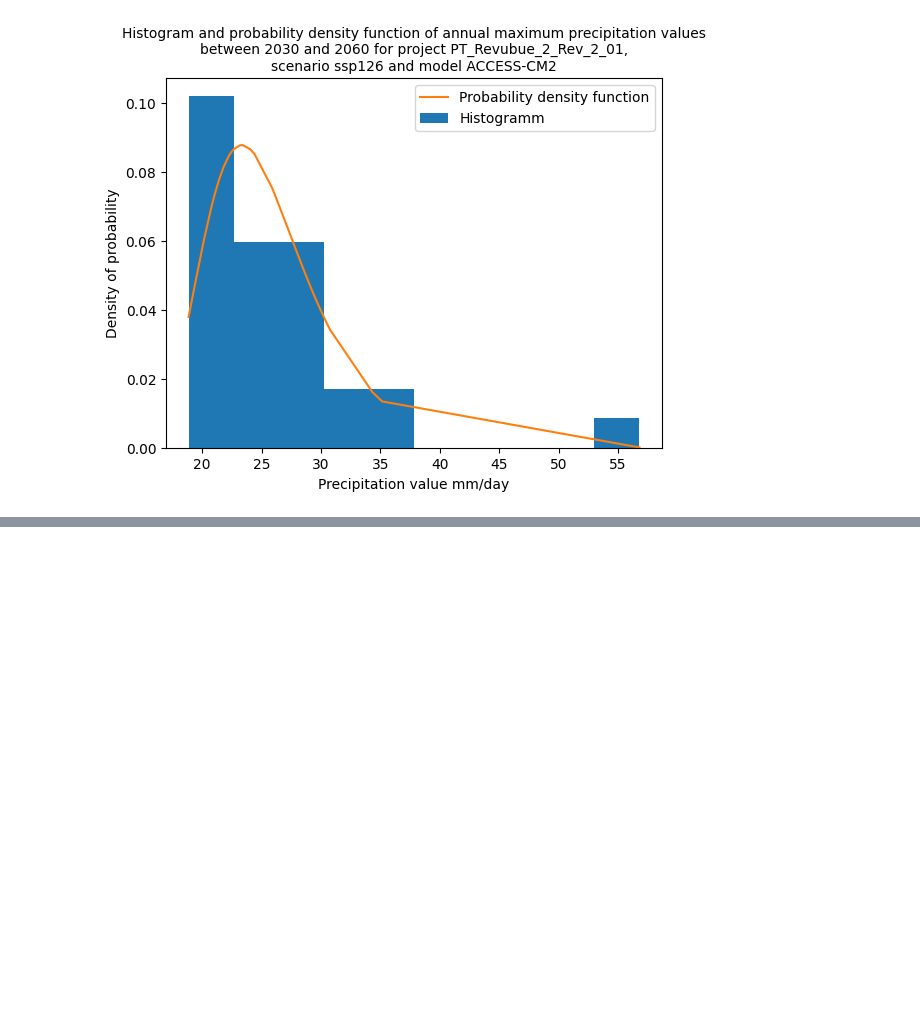
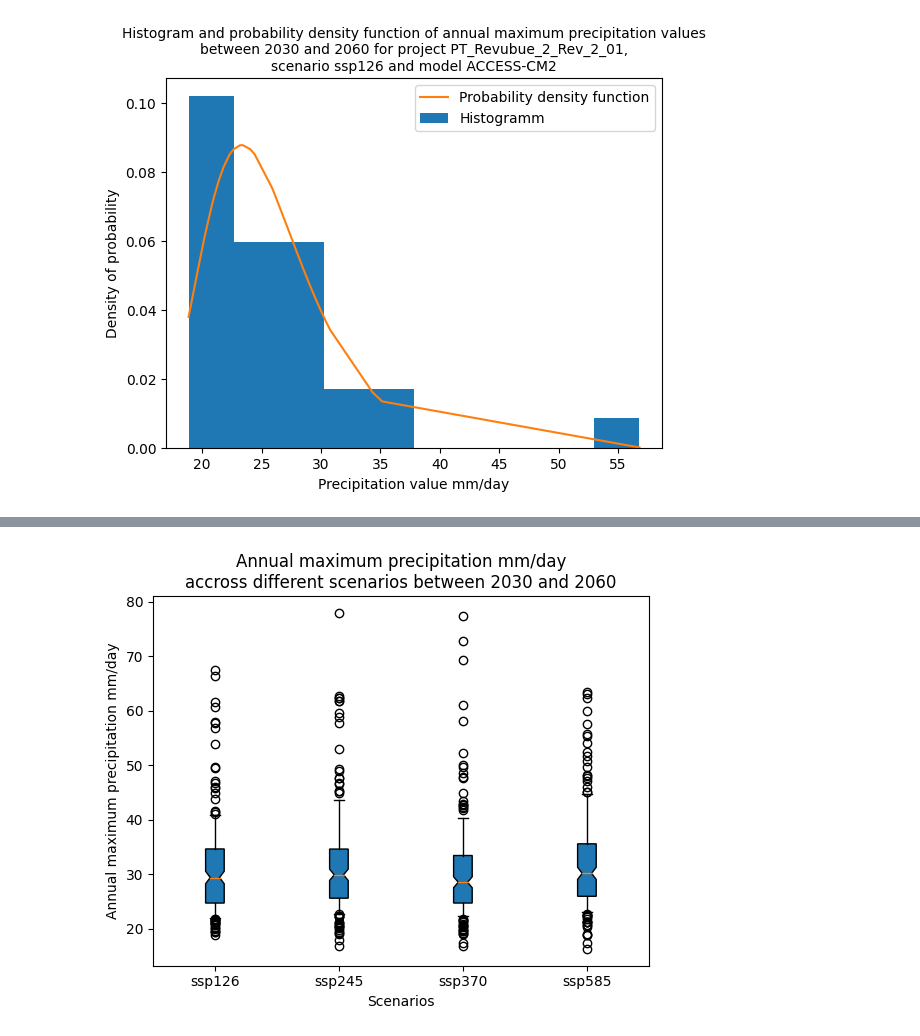
Before and after one commit to RaphaelPB/CRVA_tool, a Jupyter notebook: Test scipy.ipynb, the cells around one changed output, grey strips where cells are left out. Cells and saved outputs as stored; diff of their text form; code cells hidden in the pictures; blank space fills up the shorter version.

```diff
--- a/Test scipy.ipynb
+++ b/Test scipy.ipynb
@@ -289,2 +362,34 @@ plt.show()
+# %%
+#### BOXPLOTS
+
+
+#df_reordered3 = df.reorder_levels(['Experiment', 'Model', 'Latitude', 'Date']) # reordering to ...
+#df_reordered3_mean=df_reordered3.groupby(level=[0,1,2],axis=0,group_keys=True).mean()
+#numpy_array = df_reordered3_mean.loc['ssp1_2_6'].values
+#numpy_array=numpy_array.flatten() # make the array a vector to use it in boxplot function
+#numpy_array4 = numpy_array[~np.isnan(numpy_array)]
+# boxplot do not deal with NaN, have to take them out
+
+dict_boxplot = plt.boxplot([DF.loc[('PT_Revubue_2_Rev_2_01','ssp126'),'Precipitation mm/day'].values.reshape(186,),DF.loc[('PT_Revubue_2_Rev_2_01','ssp245'),'Precipitation mm/day'].values.reshape(186,),DF.loc[('PT_Revubue_2_Rev_2_01','ssp370'),'Precipitation mm/day'].values.reshape(186,),DF.loc[('PT_Revubue_2_Rev_2_01','ssp585'),'Precipitation mm/day'].values.reshape(186,)],notch=True, whis =(10,90),widths = 0.15, patch_artist=True,labels=DF.index.levels[1].tolist())
+# ... present boxplot over the period for each models
+# this functions returns varius parameters of the boxplot in the dict_boxplot. This funcitons also returns an image of it
+# here, numpy_array is a vector. But can also include array with several columns. Each columns will have a boxplot
+# 'notch' is true to enhance part where the median is
+# 'whis' is the percentile value for the whiskers, every data out of the range indicted by those 2 floats are represented as points
+# 'widths' determine width of the boxes
+# 'patch_artist' colors the boxplots
+# 'labels' gives a name to every column included in the data part
+str = 'Annual maximum precipitation mm/day\naccross different scenarios between 2030 and 2060'
+title_png = 'Annual maximum precipitation mm.day accross different scenarios between 2030 and 2060.png'
+plt.title(str)
+plt.xlabel('Scenarios')
+plt.ylabel('Annual maximum precipitation mm/day')
+path_boxplot = os.path.join(path_figure,'Boxplots')
+if not os.path.isdir(path_boxplot):
+    os.makedirs(path_boxplot)
+plt.savefig(os.path.join(path_boxplot,title_png),format ='png') # savefig or save text must be before plt.show. for savefig, format should be explicity written
+plt.show()
+# %% [output]
+[figure, added]
 # %%
 # need to find which law to apply when
```
Also changed, not shown: parts of 8 cells of this notebook, 3 other files.
